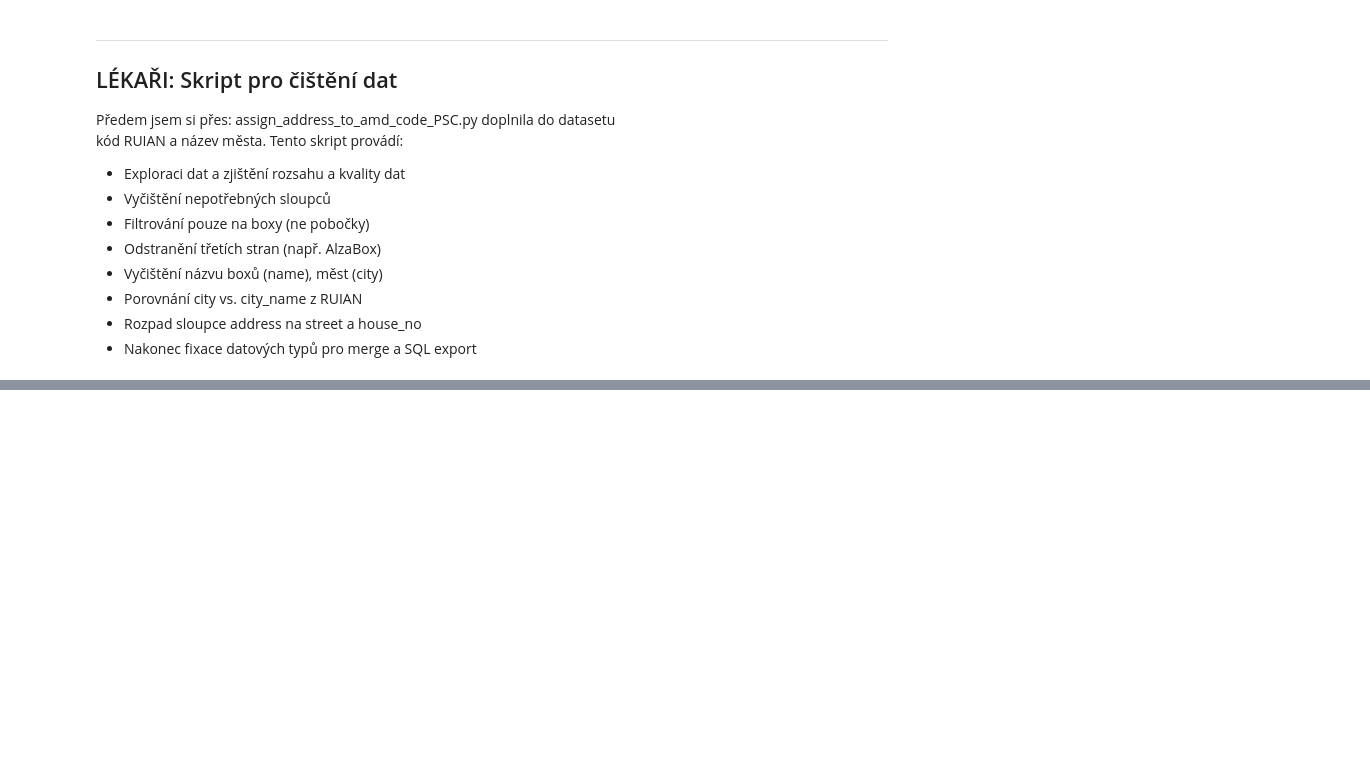
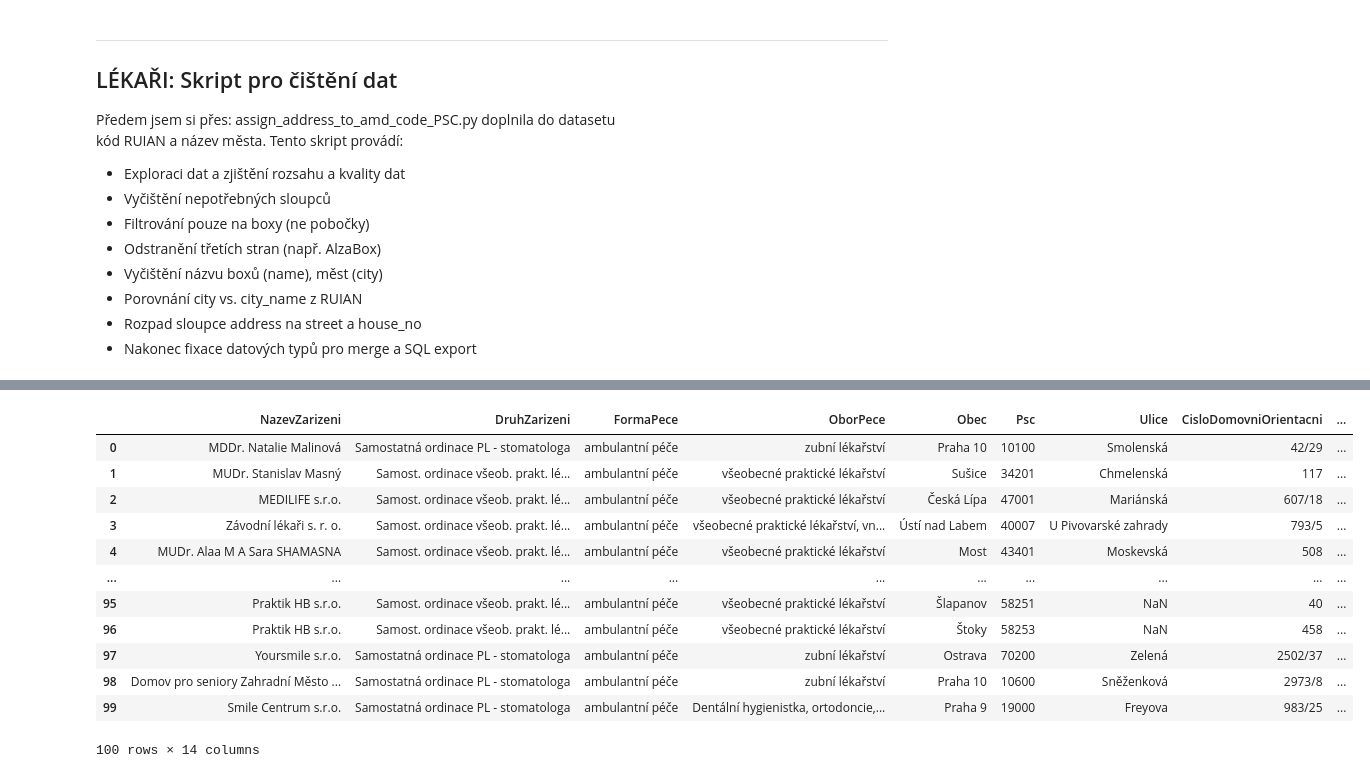
Before and after one commit to 123Lenka/Detektivky_vizualni_smog, a Jupyter notebook: sabi/05_s_doctors_cleaning_dataset.ipynb, the cells around one changed output, grey strips where cells are left out. Drawn from its saved outputs; the diff is of its cells as text; code cells hidden in the pictures; blank space fills up the shorter version.

```diff
--- a/sabi/05_s_doctors_cleaning_dataset.ipynb
+++ b/sabi/05_s_doctors_cleaning_dataset.ipynb
@@ -39,6 +40,4 @@ memory usage: 10.1+ MB
 # %%
-df = pd.DataFrame(data)
-
 df.head(2)
 # %% [output]
 |  | MistoPoskytovaniId | ZdravotnickeZarizeniId | Kod | NazevZarizeni | DruhZarizeni | Obec | Psc | ... |
@@ -48,5 +46,0 @@ df.head(2)
-# %%
-df['Psc'] = df['Psc'].astype(float).astype(int).astype(str)
-# df['Psc'] = df['Psc'].str.replace(".0", "", regex=True)
-# df.loc[:, 'address'] = df['address'].str.replace(r'\s*\(.*\)$', '', regex=True)
-df['Psc']
@@ -55,2 +46,0 @@ IntCastingNaNError: Cannot convert non-finite values (NA or inf) to integer
-# %%
-df.loc[:,'Psc'] = df['Psc'].astype(str)
@@ -56,0 +68,4 @@ df.loc[:,'Psc'] = df['Psc'].astype(str)
+# %%
+df = df[['NazevZarizeni','DruhZarizeni', 'FormaPece', 'OborPece', 'Obec', 'Psc', 'Ulice',
+         'CisloDomovniOrientacni', 'Kraj', 'Lat', 'Lng', 'city_code', 'city_name']]
+df.head(3)
@@ -56,0 +137,48 @@ df.loc[:,'Psc'] = df['Psc'].astype(str)
+# %%
+# 1. Pomlčky
+df['DruhZarizeni_clean'] = df['DruhZarizeni'].astype(str).str.replace('–', '-', regex=False)
+
+# 2. Typy ordinací
+praktici = 'Samost. ordinace všeob. prakt. lékaře'
+pediatri = 'Sam.ord.prakt.lékaře pro děti a dorost'
+zubari = 'Samostatná ordinace PL - stomatologa'
+
+# 3. Filtrování typů ordinací
+f1 = df[
+    df['DruhZarizeni_clean'].str.contains(praktici, na=False) |
+    df['DruhZarizeni_clean'].str.contains(pediatri, na=False) |
+    df['DruhZarizeni_clean'].str.contains(zubari, na=False)
+]
+
+# 4. Filtrování formy péče
+f2 = f1[f1['FormaPece'].str.contains('ambulantní', na=False)]
+
+# 5. Filtrování zakázaných slov (správně)
+zakazane = ['nemocnice', 'klinika', 'hospic', 'ústav', 'centrum', 'sanatorium',
+            'lékárna', 'stacionář', 'léčebna', 'plazmy', 'specialist',
+            'zařízení', 'středisko', 'ostatní', 'poskytovatel', 'gynekolog']
+
+f3 = f2[~f2['DruhZarizeni'].fillna('').str.lower().str.contains('|'.join(zakazane))]
+
+# 6. Filtr podle oborů
+povolene_obory = ['všeobecné praktické lékařství', 'pediatrie',
+                  'praktické lékařství pro děti a dorost', 'zubní lékařství']
+f4 = f3[f3['OborPece'].isna() | f3['OborPece'].str.contains('|'.join(povolene_obory), na=False)]
+
+# Výsledné data
+filtered = f4.reset_index(drop=True)
+filtered.head(100)
+# %% [output]
+|  | NazevZarizeni | DruhZarizeni | FormaPece | OborPece | Obec | Psc | Ulice | CisloDomovniOrientacni | ... |
+| 0 | MDDr. Natalie Malinová | Samostatná ordinace PL - stomatologa | ambulantní péče | zubní lékařství | Praha 10 | 10100 | Smolenská | 42/29 | ... |
+| 1 | MUDr. Stanislav Masný | Samost. ordinace všeob. prakt. lé... | ambulantní péče | všeobecné praktické lékařství | Sušice | 34201 | Chmelenská | 117 | ... |
+| 2 | MEDILIFE s.r.o. | Samost. ordinace všeob. prakt. lé... | ambulantní péče | všeobecné praktické lékařství | Česká Lípa | 47001 | Mariánská | 607/18 | ... |
+| 3 | Závodní lékaři s. r. o. | Samost. ordinace všeob. prakt. lé... | ambulantní péče | všeobecné praktické lékařství, vn... | Ústí nad Labem | 40007 | U Pivovarské zahrady | 793/5 | ... |
+| 4 | MUDr. Alaa M A Sara SHAMASNA | Samost. ordinace všeob. prakt. lé... | ambulantní péče | všeobecné praktické lékařství | Most | 43401 | Moskevská | 508 | ... |
+| ... | ... | ... | ... | ... | ... | ... | ... | ... | ... |
+| 95 | Praktik HB s.r.o. | Samost. ordinace všeob. prakt. lé... | ambulantní péče | všeobecné praktické lékařství | Šlapanov | 58251 | NaN | 40 | ... |
+| 96 | Praktik HB s.r.o. | Samost. ordinace všeob. prakt. lé... | ambulantní péče | všeobecné praktické lékařství | Štoky | 58253 | NaN | 458 | ... |
+| 97 | Yoursmile s.r.o. | Samostatná ordinace PL - stomatologa | ambulantní péče | zubní lékařství | Ostrava | 70200 | Zelená | 2502/37 | ... |
+| 98 | Domov pro seniory Zahradní Město ... | Samostatná ordinace PL - stomatologa | ambulantní péče | zubní lékařství | Praha 10 | 10600 | Sněženková | 2973/8 | ... |
+| 99 | Smile Centrum s.r.o. | Samostatná ordinace PL - stomatologa | ambulantní péče | Dentální hygienistka, ortodoncie,... | Praha 9 | 19000 | Freyova | 983/25 | ... |
+100 rows × 14 columns
```
Also changed, not shown: parts of 29 cells of this notebook, 5 other files.
